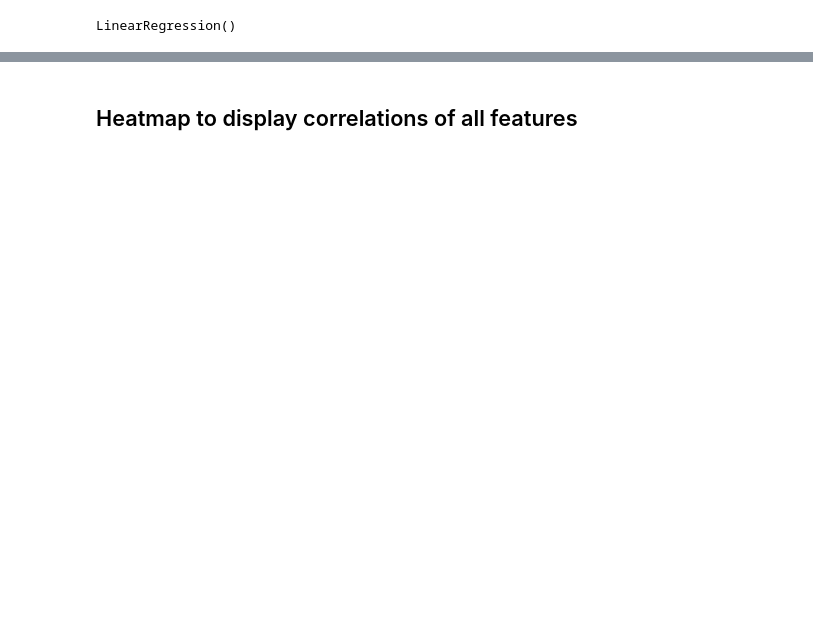
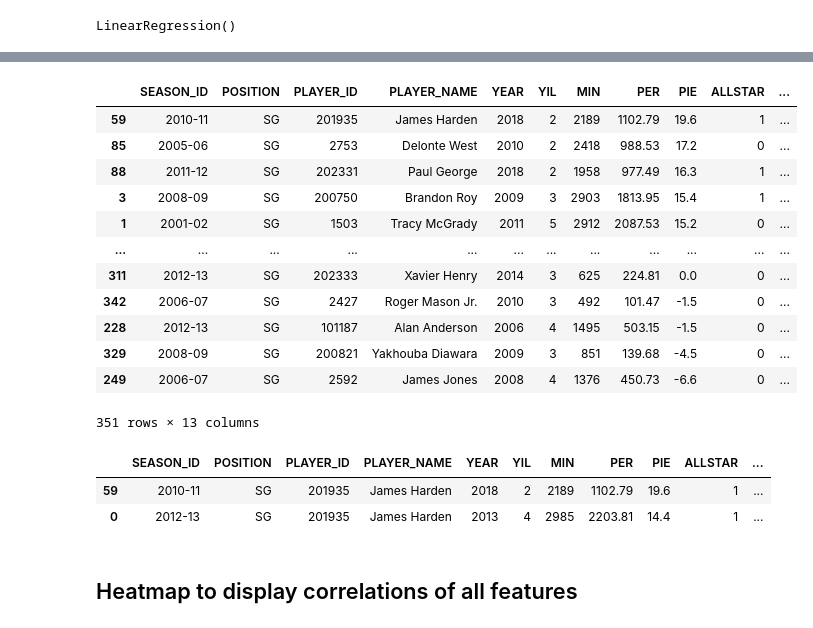
Before and after one commit to Fabiola-C14/Final-Project-NBA-Analysis, a Jupyter notebook: group_files/cpompa/notebooks/nba-ml-multi-linear-regression.ipynb, the cells around one changed output, grey strips where cells are left out. Saved outputs shown, nothing was run; the diff lists cells and outputs as text; code cells hidden in the pictures; blank space fills up the shorter version.

Commit message:
updated ml model for salary projection

```diff
--- a/group_files/cpompa/notebooks/nba-ml-multi-linear-regression.ipynb
+++ b/group_files/cpompa/notebooks/nba-ml-multi-linear-regression.ipynb
@@ -228,7 +274,7 @@ plt.show()
 # %%
 ## Splitting the dataset into the Training set and Test set
 from sklearn.model_selection import train_test_split
-X_train, X_test,y_train, y_test = train_test_split(X, y, test_size = 0.2, random_state = 50)
+X_train, X_test,y_train, y_test = train_test_split(X, y, test_size = 0.25, random_state = 40)
 # %%
 ## Training the Multiple Linear Regression model on the Training set
 from sklearn.linear_model import LinearRegression
@@ -267,0 +316,4 @@ r2_score(y_test, y_pred)
+# %%
+# Prediction_result2  = ('Predicted Stock Index Price: ', regressor2.predict(X))
+Prediction_result2  = regressor2.predict(X)
+Prediction_result2
@@ -268,3 +338,30 @@ r2_score(y_test, y_pred)
+# %%
+# Add salary prediction to SALARY_PREDICTIONS (SAL_PRED) column
+dataset2['SAL_PRED'] = Prediction_result2
+dataset2['SAL_PRED'] = round(dataset2['SAL_PRED'], 0)
+dataset2['SAL_RISIDUAL'] = round(dataset2['SAL_PRED']/dataset2['INFLATION'], 2)
+# %%
+dataset2
+# %% [output]
+|  | SEASON_ID | POSITION | PLAYER_ID | PLAYER_NAME | YEAR | YIL | MIN | PER | PIE | ALLSTAR | ... |
+| 59 | 2010-11 | SG | 201935 | James Harden | 2018 | 2 | 2189 | 1102.79 | 19.6 | 1 | ... |
+| 85 | 2005-06 | SG | 2753 | Delonte West | 2010 | 2 | 2418 | 988.53 | 17.2 | 0 | ... |
+| 88 | 2011-12 | SG | 202331 | Paul George | 2018 | 2 | 1958 | 977.49 | 16.3 | 1 | ... |
+| 3 | 2008-09 | SG | 200750 | Brandon Roy | 2009 | 3 | 2903 | 1813.95 | 15.4 | 1 | ... |
+| 1 | 2001-02 | SG | 1503 | Tracy McGrady | 2011 | 5 | 2912 | 2087.53 | 15.2 | 0 | ... |
+| ... | ... | ... | ... | ... | ... | ... | ... | ... | ... | ... | ... |
+| 311 | 2012-13 | SG | 202333 | Xavier Henry | 2014 | 3 | 625 | 224.81 | 0.0 | 0 | ... |
+| 342 | 2006-07 | SG | 2427 | Roger Mason Jr. | 2010 | 3 | 492 | 101.47 | -1.5 | 0 | ... |
+| 228 | 2012-13 | SG | 101187 | Alan Anderson | 2006 | 4 | 1495 | 503.15 | -1.5 | 0 | ... |
+| 329 | 2008-09 | SG | 200821 | Yakhouba Diawara | 2009 | 3 | 851 | 139.68 | -4.5 | 0 | ... |
+| 249 | 2006-07 | SG | 2592 | James Jones | 2008 | 4 | 1376 | 450.73 | -6.6 | 0 | ... |
+351 rows × 13 columns
+# %%
+dataset2[dataset2['PLAYER_NAME'] == 'James Harden'].sort_values(by='YIL')
+# %% [output]
+|  | SEASON_ID | POSITION | PLAYER_ID | PLAYER_NAME | YEAR | YIL | MIN | PER | PIE | ALLSTAR | ... |
+| 59 | 2010-11 | SG | 201935 | James Harden | 2018 | 2 | 2189 | 1102.79 | 19.6 | 1 | ... |
+| 0 | 2012-13 | SG | 201935 | James Harden | 2013 | 4 | 2985 | 2203.81 | 14.4 | 1 | ... |
 # %% [markdown]
 ## Heatmap to display correlations of all features
 # %%
```
Also changed, not shown: parts of 29 cells of this notebook.
